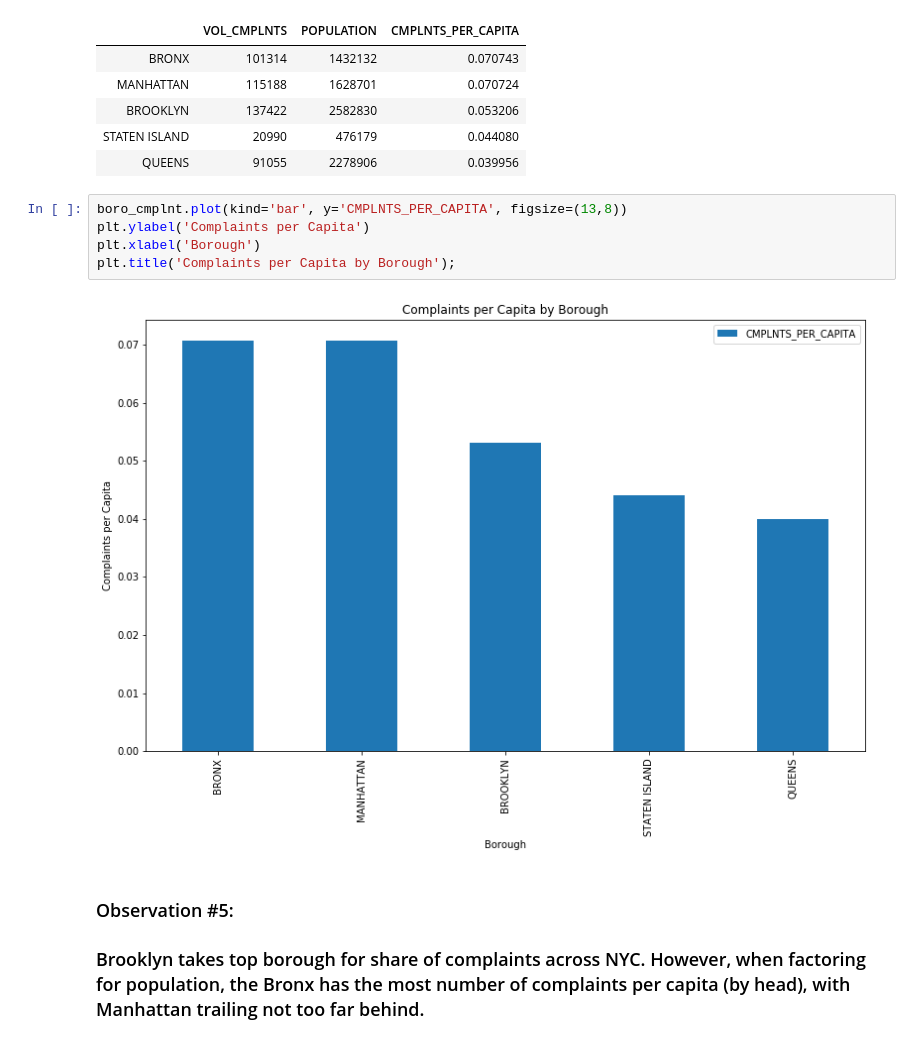
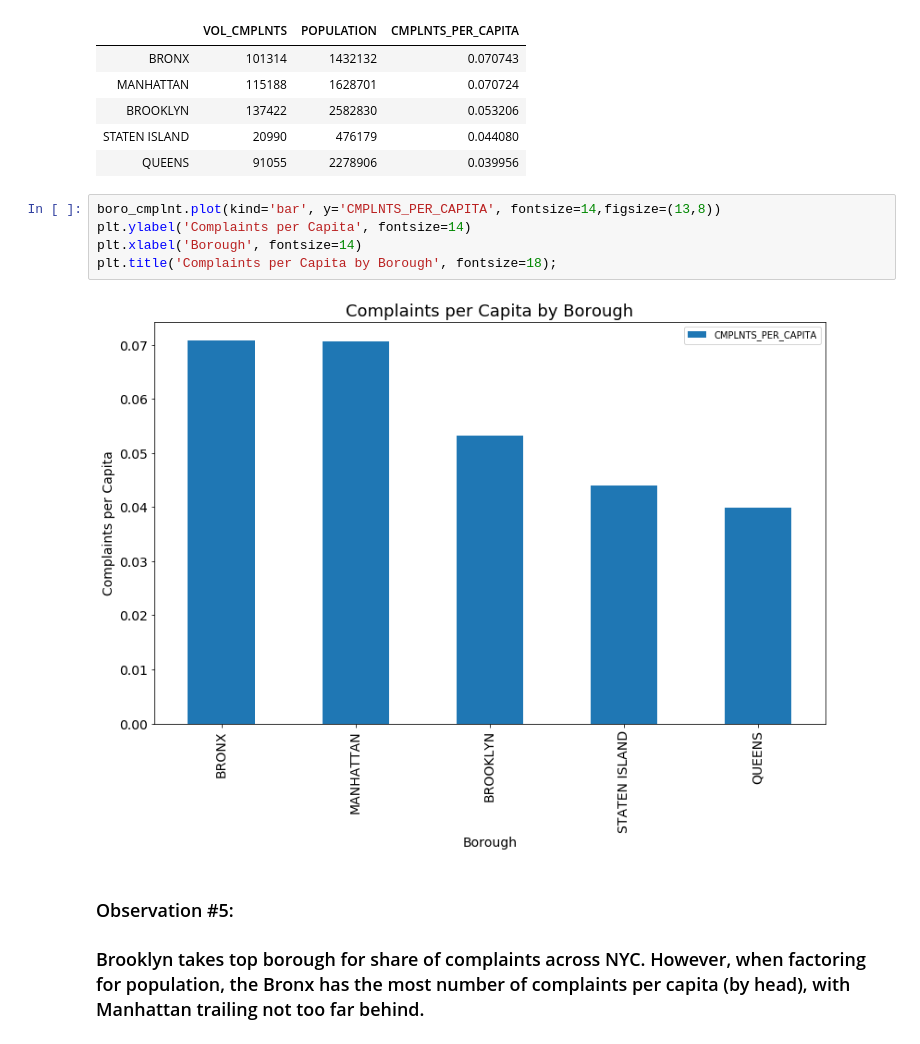
Before and after one commit to gpaet05/nypd-complaints, a Jupyter notebook: report.ipynb, the cells around one changed output. Saved outputs shown, nothing was run; the diff lists cells and outputs as text.

```diff
--- a/report.ipynb
+++ b/report.ipynb
@@ -315,12 +297,12 @@ boro_cmplnt
 | STATEN ISLAND | 20990 | 476179 | 0.044080 |
 | QUEENS | 91055 | 2278906 | 0.039956 |
 # %%
-boro_cmplnt.plot(kind='bar', y='CMPLNTS_PER_CAPITA', figsize=(13,8))
-plt.ylabel('Complaints per Capita')
-plt.xlabel('Borough')
-plt.title('Complaints per Capita by Borough');
+boro_cmplnt.plot(kind='bar', y='CMPLNTS_PER_CAPITA', fontsize=14,figsize=(13,8))
+plt.ylabel('Complaints per Capita', fontsize=14)
+plt.xlabel('Borough', fontsize=14)
+plt.title('Complaints per Capita by Borough', fontsize=18);
 # %% [output]
-[figure, old version]
+[figure, new version]
 # %% [markdown]
 ### Observation #5:
 ### Brooklyn takes top borough for share of complaints across NYC. However, when factoring for population, the Bronx has the most number of complaints per capita (by head), with Manhattan trailing not too far behind.
```
Also changed, not shown: parts of 19 cells of this notebook, 1 other file.
